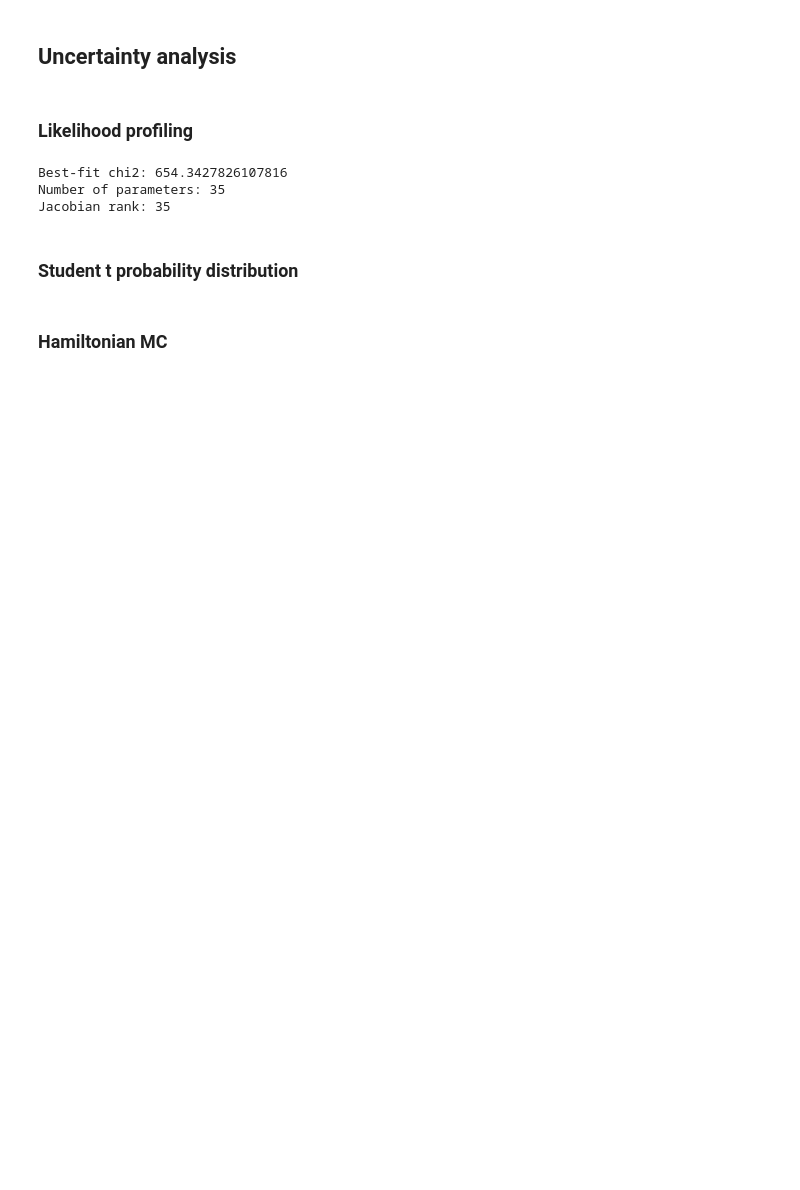
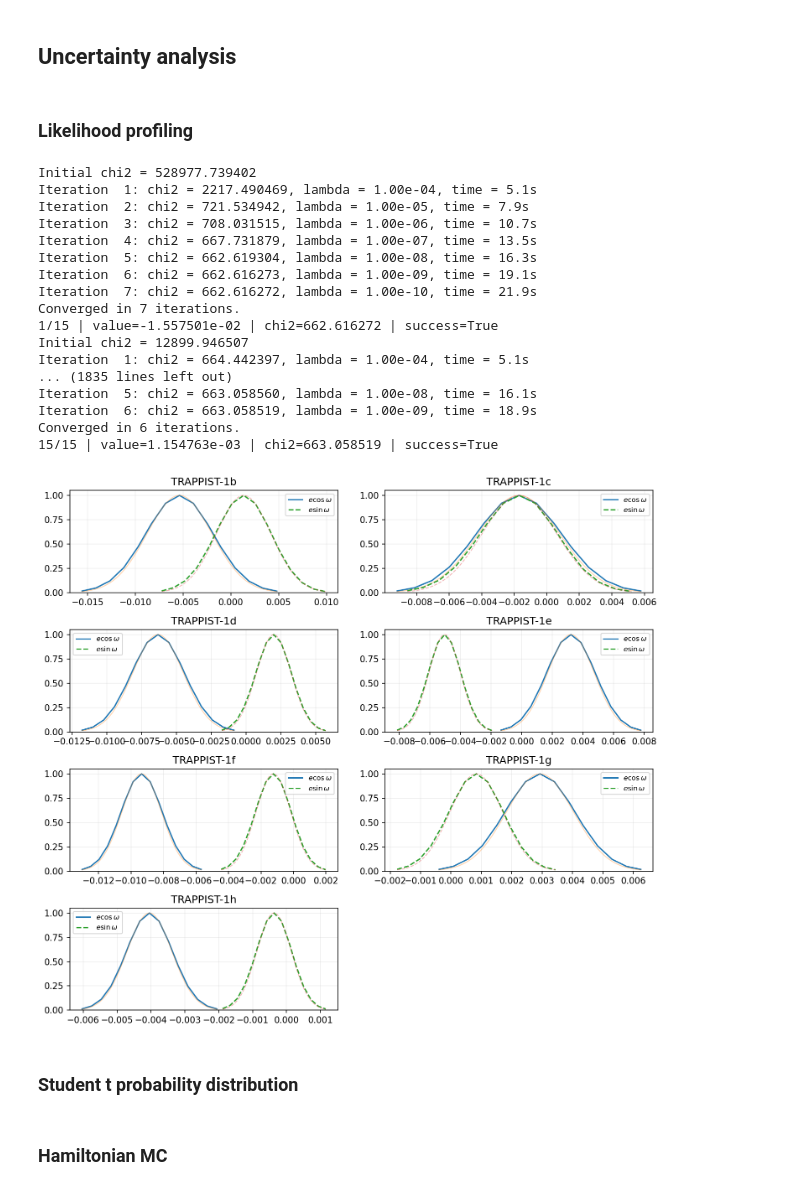
Before and after one commit to DqChen19/Nbody, a Jupyter notebook: Nbody_notebook.ipynb, the cells around one changed output. Cells and saved outputs as stored; diff of their text form; code cells hidden in the pictures; blank space fills up the shorter version.

```diff
--- a/Nbody_notebook.ipynb
+++ b/Nbody_notebook.ipynb
@@ -455,5 +467,5 @@ NPAR = 7 * len(FREE) #35
 # %%
-def lm_fit_fixed(el_init,fixed=None,max_iter=30,lam_init=1e-3,tol=1e-6,max_trials=20, verbose=False):
+def lm_fit_fixed(el_init,fixed=None,max_iter=30,lam_init=1e-3,tol=1e-6,max_trials=20, verbose=True):
     """
     Levenberg-Marquardt optimization with fixed parameters.
 
@@ -534,7 +546,6 @@ def lm_fit_fixed(el_init,fixed=None,max_iter=30,lam_init=1e-3,tol=1e-6,max_trial
 
             return el, chi2, grad_norm < 1e-6
 
-
         improvement = chi2 - chi2_try
 
         el = el_try
@@ -548,12 +559,7 @@ def lm_fit_fixed(el_init,fixed=None,max_iter=30,lam_init=1e-3,tol=1e-6,max_trial
         lam = max(lam / 10, 1e-12)
 
         if verbose:
-            print(
-                f"Iteration {it+1:2d}: "
-                f"chi2 = {chi2:.6f}, "
-                f"lambda = {lam:.2e}, "
-                f"time = {time.perf_counter()-start:.1f}s"
-            )
+            print(f"Iteration {it+1:2d}: chi2 = {chi2:.6f}, lambda = {lam:.2e}, time = {time.perf_counter()-start:.1f}s")
 
         if improvement < tol * max(chi2, 1.0):
             if verbose:
@@ -561,18 +567,6 @@ def lm_fit_fixed(el_init,fixed=None,max_iter=30,lam_init=1e-3,tol=1e-6,max_trial
             return el, chi2, True
 
     return el, chi2, False
-# %%
-r_best, J_best = residuals_and_jacobian(el_fit)
-chi2_min = r_best @ r_best
-cov = np.linalg.pinv(J_best.T @ J_best)
-
-print("Best-fit chi2:", chi2_min)
-print("Number of parameters:", NPAR)
-print("Jacobian rank:", np.linalg.matrix_rank(J_best))
-# %% [output]
-Best-fit chi2: 654.3427826107816
-Number of parameters: 35
-Jacobian rank: 35
 # %%
 def likelihood_profile(el_best, planet_id, element_id, grid, verbose=True):
     """
@@ -586,7 +580,6 @@ def likelihood_profile(el_best, planet_id, element_id, grid, verbose=True):
     """
 
     chi2_grid = np.full(len(grid), np.nan)
-
     el_grid = []
 
     # Warm-start from the best fit
@@ -595,7 +588,6 @@ def likelihood_profile(el_best, planet_id, element_id, grid, verbose=True):
     for i, value in enumerate(grid):
 
         fixed = {(planet_id, element_id): value}
-
         el_result, chi2, success = lm_fit_fixed(el_current, fixed=fixed,max_iter=30)
 
         if success:
@@ -605,45 +597,59 @@ def likelihood_profile(el_best, planet_id, element_id, grid, verbose=True):
         el_grid.append(el_result.copy())
 
         if verbose:
-            print(
-                f"{i+1}/{len(grid)} | "
-                f"value={value:.6e} | "
-                f"chi2={chi2:.6f} | "
-                f"success={success}"
-            )
+            print(f"{i+1}/{len(grid)} | value={value:.6e} | chi2={chi2:.6f} | success={success}")
 
     return chi2_grid, el_grid
 # %%
 fig, axs = plt.subplots(4, 2, figsize=(10, 9), dpi=150)
-
 axs = axs.ravel()
 
 for p in range(1, 8):
 
     ax = axs[p-1]
 
     for e, label, ls in [(FREE[3], r"$e\cos\omega$", "-"), (FREE[4], r"$e\sin\omega$", "--")]:
 
         idx = PARAM_INDEX[(p, e)]
 
         mu = el_fit[p, e]
         sigma = np.sqrt(cov[idx, idx])
-        grid = np.linspace(mu - 4*sigma,  mu + 4*sigma, 15)
-        chi2_grid, _ = likelihood_profile(el_fit,p,e,grid,verbose=False)
+        grid = np.linspace(mu - 3 * sigma,  mu + 3 * sigma, 15)
+        chi2_grid, _ = likelihood_profile(el_fit,p,e,grid,verbose=True)
 
         L = np.exp(-0.5 * (chi2_grid - chi2_min))
-        grid_gauss = np.linspace(mu - 4 * sigma, mu + 4 * sigma, 300)
+        grid_gauss = np.linspace(mu - 3 * sigma, mu + 3 * sigma, 300)
         L_gauss = np.exp( -0.5 * ((grid_gauss-mu)/sigma)**2)
 
         ax.plot(grid, L, ls=ls, lw=1.5,label=label)
         ax.plot(grid_gauss, L_gauss, ls=ls, lw=1, alpha=0.35)
 
     ax.set_title(f"TRAPPIST-1{NAMES[p-1]}")
     ax.set_ylim(0, 1.05)
     ax.grid(alpha=0.2)
     ax.legend(fontsize=8)
 
 axs[-1].axis("off")
 
 plt.tight_layout()
 plt.show()
+# 15 points for 7 planets - 65 min
+# %% [output]
+Initial chi2 = 528977.739402
+Iteration  1: chi2 = 2217.490469, lambda = 1.00e-04, time = 5.1s
+Iteration  2: chi2 = 721.534942, lambda = 1.00e-05, time = 7.9s
+Iteration  3: chi2 = 708.031515, lambda = 1.00e-06, time = 10.7s
+Iteration  4: chi2 = 667.731879, lambda = 1.00e-07, time = 13.5s
+Iteration  5: chi2 = 662.619304, lambda = 1.00e-08, time = 16.3s
+Iteration  6: chi2 = 662.616273, lambda = 1.00e-09, time = 19.1s
+Iteration  7: chi2 = 662.616272, lambda = 1.00e-10, time = 21.9s
+Converged in 7 iterations.
+1/15 | value=-1.557501e-02 | chi2=662.616272 | success=True
+Initial chi2 = 12899.946507
+Iteration  1: chi2 = 664.442397, lambda = 1.00e-04, time = 5.1s
+... (1835 lines left out)
+Iteration  5: chi2 = 663.058560, lambda = 1.00e-08, time = 16.1s
+Iteration  6: chi2 = 663.058519, lambda = 1.00e-09, time = 18.9s
+Converged in 6 iterations.
+15/15 | value=1.154763e-03 | chi2=663.058519 | success=True
+[figure, added]
```
Also changed, not shown: parts of 25 cells of this notebook, 28 other files.
